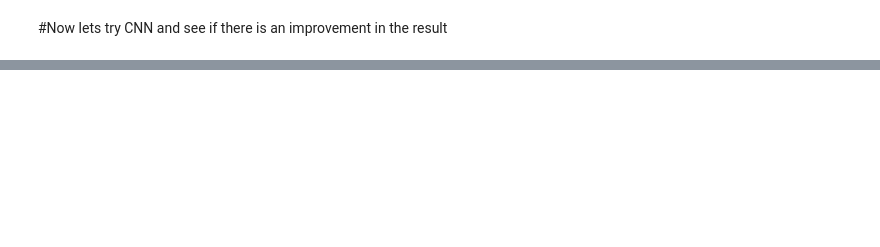
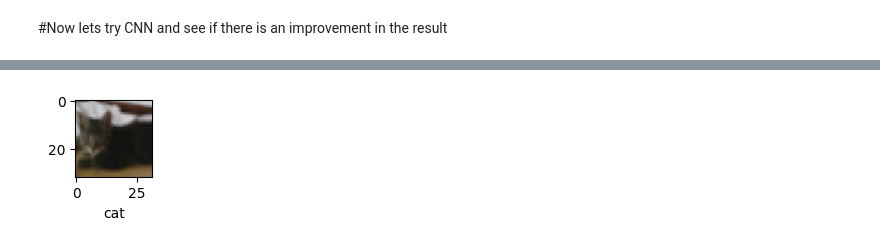
Before and after one commit to babatundeibukun/DEEP-LEARNING-PROJECT---COMPUTER, a Jupyter notebook: comparing_CNN_and_ANN.ipynb, the cells around one changed output, grey strips where cells are left out. Cells and saved outputs as stored; diff of their text form; code cells hidden in the pictures; blank space fills up the shorter version.

```diff
--- a/comparing_CNN_and_ANN.ipynb
+++ b/comparing_CNN_and_ANN.ipynb
@@ -144 +145,6 @@ Epoch 5/5
 <keras.src.callbacks.history.History at 0x...>
+# %%
+X_scaled_test = X_test/255
+# %%
+y_test_categorical = keras.utils.to_categorical(y_test, num_classes = 10)
+y_test_categorical
@@ -144,0 +164,4 @@ Epoch 5/5
+# %%
+show_image(X_scaled_test, y_test_categorical, 9)
+# %% [output]
+[figure, added]
```
Also changed, not shown: parts of 12 cells of this notebook.
